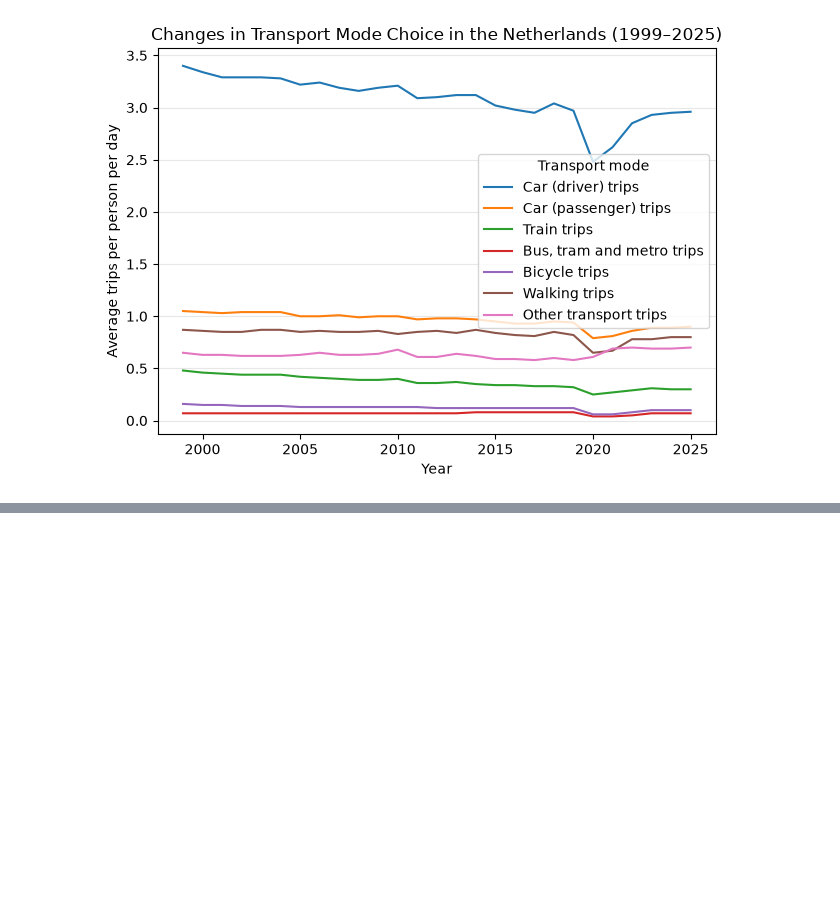
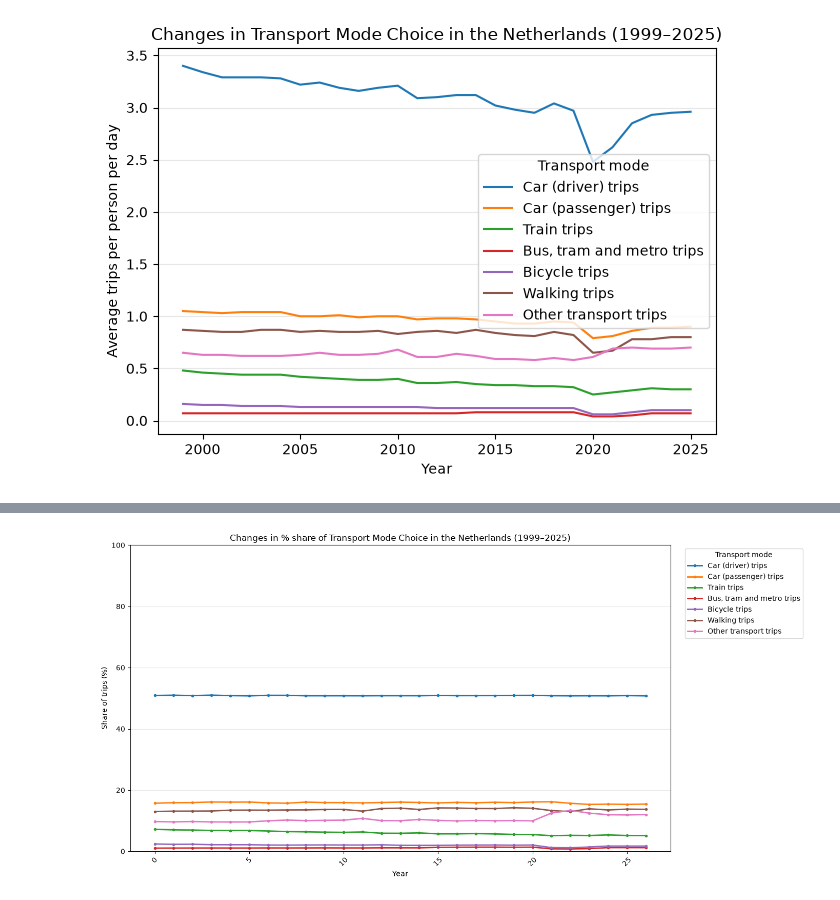
Before and after one commit to Meddevandeplas/TIL6022-group-6, a Jupyter notebook: Code Subquestion 1.ipynb, the cells around one changed output, grey strips where cells are left out. Saved outputs shown, nothing was run; the diff lists cells and outputs as text; code cells hidden in the pictures; blank space fills up the shorter version.

```diff
--- a/Code Subquestion 1.ipynb
+++ b/Code Subquestion 1.ipynb
@@ -137,0 +135,26 @@ Selected columns:
+# %%
+
+ax = shares.set_index("Year").plot(
+    kind="line",
+    figsize=(14, 7),
+    marker="o",
+    linewidth=2,
+    markersize=3
+)
+
+ax.set_xlabel("Year")
+ax.set_ylabel("Share of trips (%)")
+ax.set_title("Changes in % share of Transport Mode Choice in the Netherlands (1999–2025)")
+ax.set_ylim(0, 100)
+ax.legend(
+    title="Transport mode",
+    bbox_to_anchor=(1.02, 1),
+    loc="upper left"
+)
+ax.grid(axis="y", alpha=0.3)
+
+plt.xticks(rotation=45)
+plt.tight_layout()
+plt.show()
+# %% [output]
+[figure, added]
```
Also changed, not shown: parts of 5 cells of this notebook, 1 other file.
